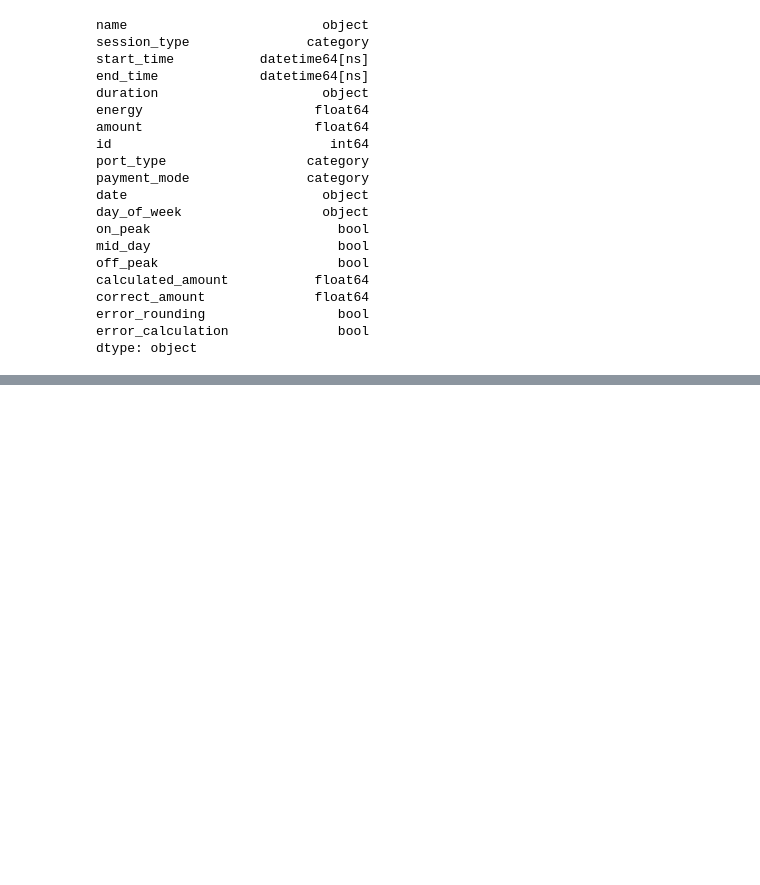
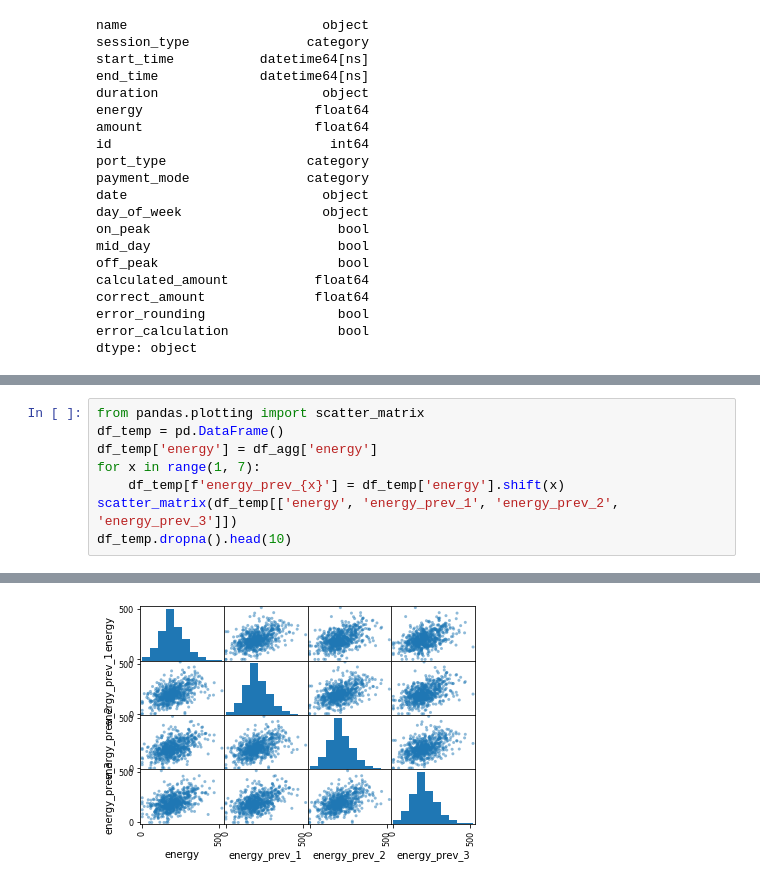
Before and after one commit to HACC2019/garys-best, a Jupyter notebook: eda/eda.ipynb, the cells around one changed output, grey strips where cells are left out. Cells and saved outputs as stored; diff of their text form; blank space fills up the shorter version.

```diff
--- a/eda/eda.ipynb
+++ b/eda/eda.ipynb
@@ -302,0 +301,9 @@ Name: duration, Length: 10452, dtype: object
+# %%
+from pandas.plotting import scatter_matrix
+df_temp = pd.DataFrame()
+df_temp['energy'] = df_agg['energy']
+for x in range(1, 7):
+    df_temp[f'energy_prev_{x}'] = df_temp['energy'].shift(x)
+scatter_matrix(df_temp[['energy', 'energy_prev_1', 'energy_prev_2', 'energy_prev_3']])
+df_temp.dropna().head(10)
+# %% [output]
@@ -302,0 +321 @@ Name: duration, Length: 10452, dtype: object
+[figure, added]
```
Also changed, not shown: parts of 23 cells of this notebook, 4 other files.
